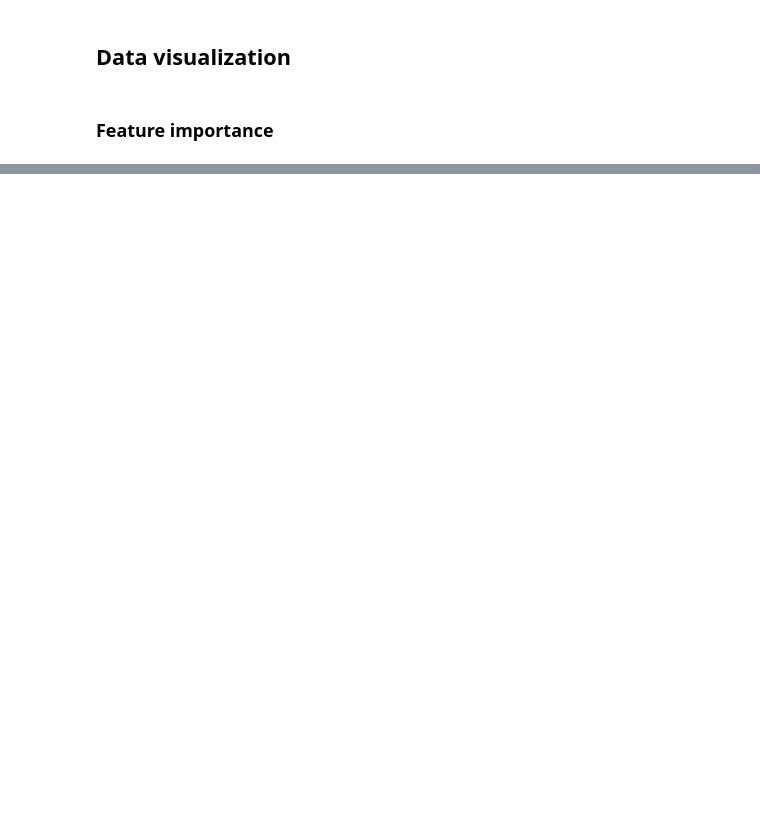
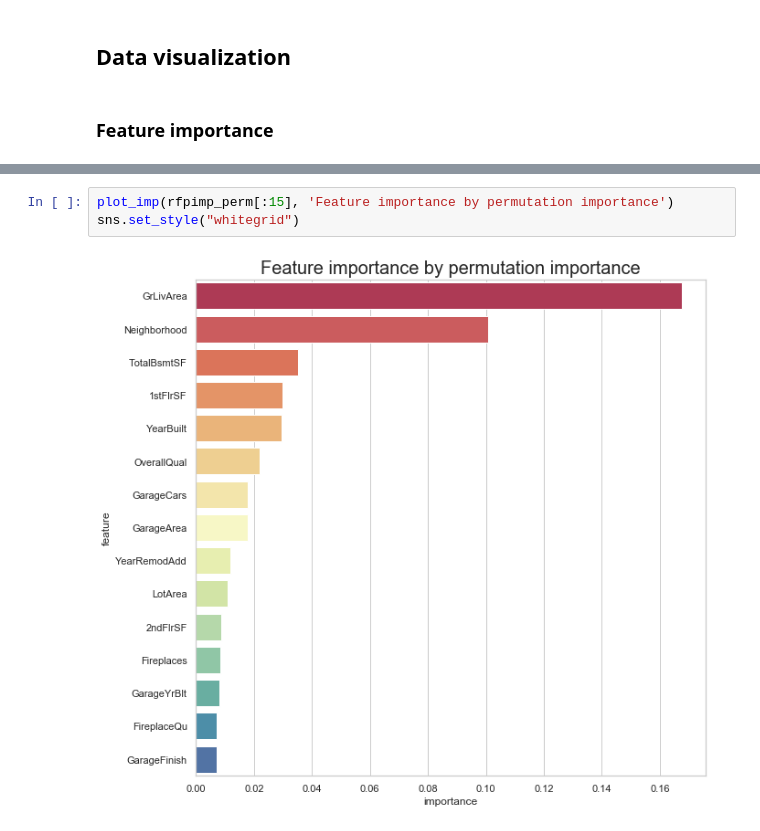
Before and after one commit to yslnam/collaborations, a Jupyter notebook: notebooks/You-Sun_Corr_Random_Forest_Notebook.ipynb, the cells around one changed output, grey strips where cells are left out. Cells and saved outputs as stored; diff of their text form; blank space fills up the shorter version.

```diff
--- a/notebooks/You-Sun_Corr_Random_Forest_Notebook.ipynb
+++ b/notebooks/You-Sun_Corr_Random_Forest_Notebook.ipynb
@@ -758,0 +775,5 @@ submission.to_csv('submission_rf_3.csv', index=False)
+# %%
+plot_imp(rfpimp_perm[:15], 'Feature importance by permutation importance')
+sns.set_style("whitegrid")
+# %% [output]
+[figure, added]
```
Also changed, not shown: parts of 7 cells of this notebook.
